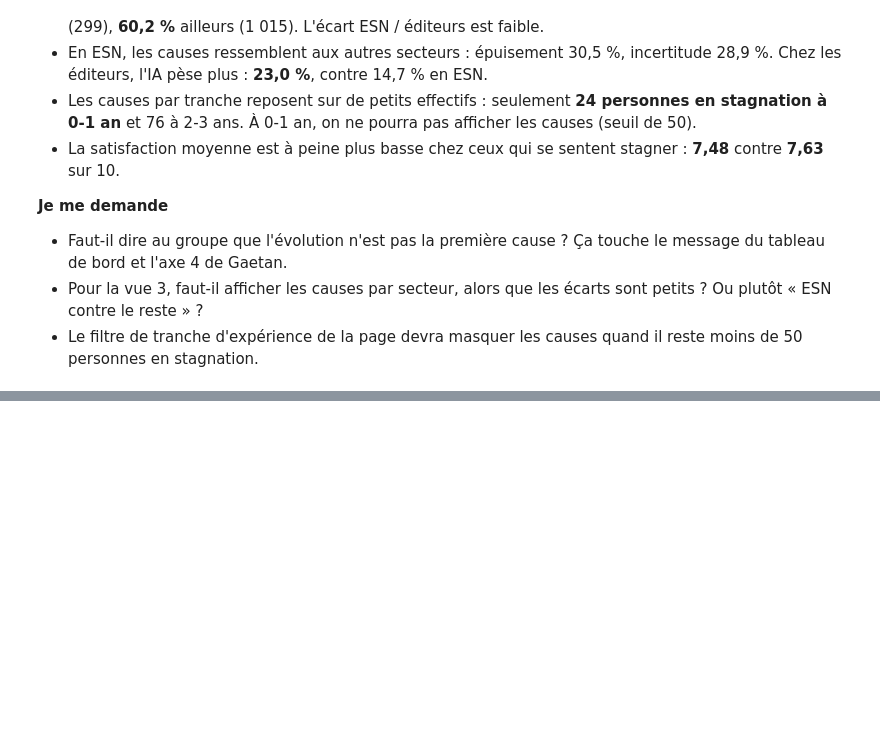
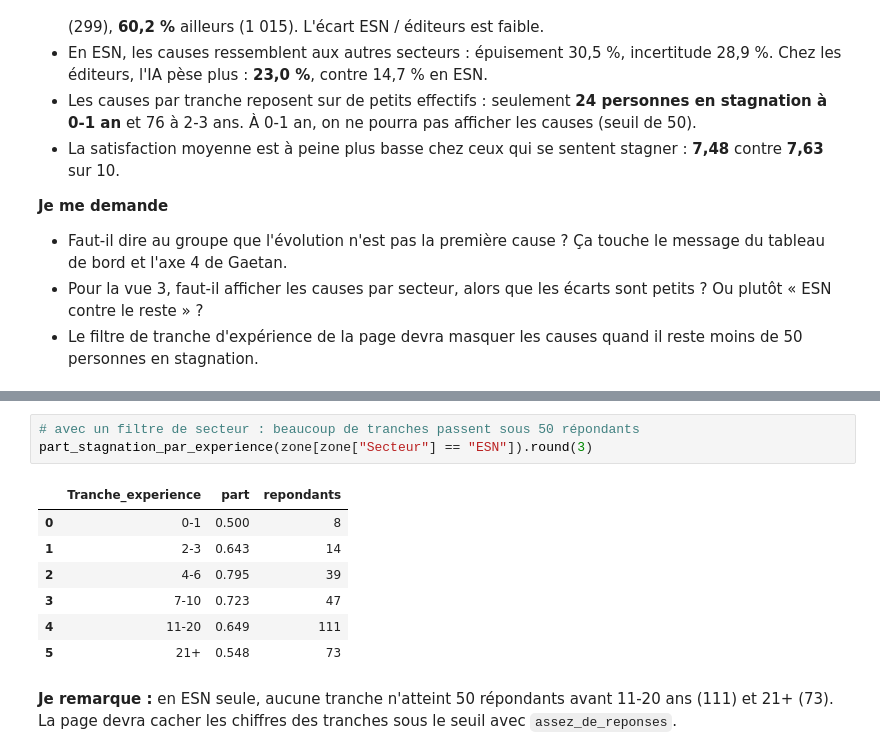
Before and after one commit to Amineelantari/projet-datavis-so2026, a Jupyter notebook: notebooks/axe2_stagnation.ipynb, the cells around one changed output, grey strips where cells are left out. Cells and saved outputs as stored; diff of their text form; blank space fills up the shorter version.

Commit message:
Axe 2 : traduction des réponses et part de stagnation par expérience (analyse/axe_2.py)

```diff
--- a/notebooks/axe2_stagnation.ipynb
+++ b/notebooks/axe2_stagnation.ipynb
@@ -302,0 +331,13 @@ repondu.groupby("En_stagnation")["JobSat"].agg(["mean", "size"]).round(2)
+# %%
+# avec un filtre de secteur : beaucoup de tranches passent sous 50 répondants
+part_stagnation_par_experience(zone[zone["Secteur"] == "ESN"]).round(3)
+# %% [output]
+|  | Tranche_experience | part | repondants |
+| 0 | 0-1 | 0.500 | 8 |
+| 1 | 2-3 | 0.643 | 14 |
+| 2 | 4-6 | 0.795 | 39 |
+| 3 | 7-10 | 0.723 | 47 |
+| 4 | 11-20 | 0.649 | 111 |
+| 5 | 21+ | 0.548 | 73 |
+# %% [markdown]
+**Je remarque :** en ESN seule, aucune tranche n'atteint 50 répondants avant 11-20 ans (111) et 21+ (73). La page devra cacher les chiffres des tranches sous le seuil avec `assez_de_reponses`.
```
Also changed, not shown: parts of 3 cells of this notebook, 1 other file.
